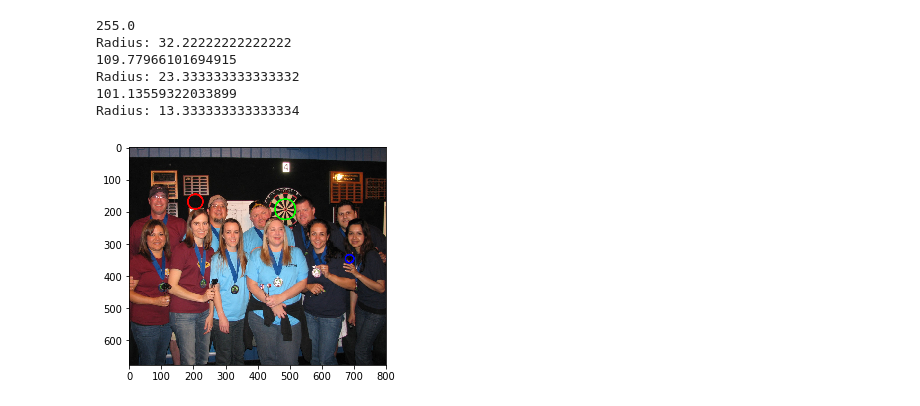
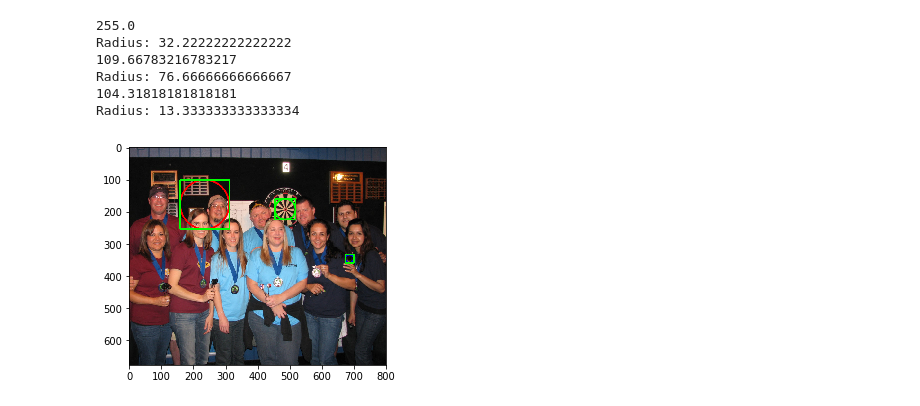
Before and after one commit to kheeran/COMS30121-Image-Processing-and-Computer-Vision, a Jupyter notebook: Q3/Q1-Q3.ipynb, the cells around one changed output. Cells and saved outputs as stored; diff of their text form; code cells hidden in the pictures.

```diff
--- a/Q3/Q1-Q3.ipynb
+++ b/Q3/Q1-Q3.ipynb
@@ -167,10 +167,11 @@ def PlotCircle (imgcol, Hxyr, Hspace, minrad, maxrad):
     print("Radius: " + str(r))
     cv2.circle(imgcol, (x0,y0), int(r), (0,255,0), 3, cv2.LINE_AA)
 
-    circle0 = np.zeros((2*int(r), 2*int(r), 2))
-    for p in range (0,int(2*r)):
-        for q in range (0,int(2*r)):
-            circle0[p,q] = (y0-int(r)+p, x0-int(r)+q)
+    circle0 = (x0-int(r),y0-int(r),int(2*r),int(2*r))
+#     circle0 = np.zeros((2*int(r), 2*int(r), 2))
+#     for p in range (0,int(2*r)):
+#         for q in range (0,int(2*r)):
+#             circle0[p,q] = (y0-int(r)+p, x0-int(r)+q)
 
 #circle1
     index += 1
@@ -189,43 +190,50 @@ def PlotCircle (imgcol, Hxyr, Hspace, minrad, maxrad):
     print("Radius: " + str(r))
     cv2.circle(imgcol, (x1,y1), int(r), (0,0,255), 3, cv2.LINE_AA)
 
-    circle1 = (x1,y1,int(r))
+    circle1 = (x1-int(r),y1-int(r),int(2*r),int(2*r))
 #     circle1 = np.zeros((2*int(r), 2*int(r), 2))
 #     for p in range (0,int(2*r)):
 #         for q in range (0,int(2*r)):
 #             circle1[p,q] = (y1-int(r)+p, x1-int(r)+q)
 
 #circle2
     for c in range(index, a*b):
         (y,x)=np.unravel_index(argordH[a*b-c], (a,b)) #unravels the flattened value back into a tuple for the nth highest
         if math.sqrt((x0-x)**2 + (y0-y)**2)>50 and math.sqrt((x1-x)**2 + (y1-y)**2)>50:
             index = c
             break
 
     (y2,x2)=np.unravel_index(argordH[a*b-index], (a,b)) #unravels the flattened value back into a tuple for the nth highest
     print (Hspace[y2,x2])
     amax = Hxyr[y2,x2].shape
     argordxyr = Hxyr[y2,x2].argsort(axis=None)
     rindex = argordxyr[amax[0]*1-1]
     r = (rindex+minrad+1)*maxrad/nc
     print("Radius: " + str(r))
     cv2.circle(imgcol, (x2,y2), int(r), (255,0,0), 3, cv2.LINE_AA)
 
-    circle2 = np.zeros((2*int(r), 2*int(r), 2))
-    for p in range (0,int(2*r)):
-        for q in range (0,int(2*r)):
-            circle2[p,q] = (y2-int(r)+p, x2-int(r)+q)
+    circle2 = (x2-int(r),y2-int(r),int(2*r),int(2*r))
+#     circle2 = np.zeros((2*int(r), 2*int(r), 2))
+#     for p in range (0,int(2*r)):
+#         for q in range (0,int(2*r)):
+#             circle2[p,q] = (y2-int(r)+p, x2-int(r)+q)
+
 
     return circle0, circle1, circle2
 
 imgcol = cv2.imread(location)
 circle0, circle1, circle2 = PlotCircle(imgcol, Hxyr, Hspace, minrad, maxrad)
+dart_HT = np.array([circle0,circle1,circle2])
+
+for (x,y,w,h) in dart_HT:
+        cv2.rectangle(imgcol, (x,y), (x+w,y+h), (0,255,0), 3)
+
 imshow(imgcol)
 # %% [output]
 255.0
 Radius: 32.22222222222222
-109.77966101694915
-Radius: 23.333333333333332
-101.13559322033899
+109.66783216783217
+Radius: 76.66666666666667
+104.31818181818181
 Radius: 13.333333333333334
-[figure, old version]
+[figure, new version]
```
Also changed, not shown: parts of 7 cells of this notebook, 15 other files.
